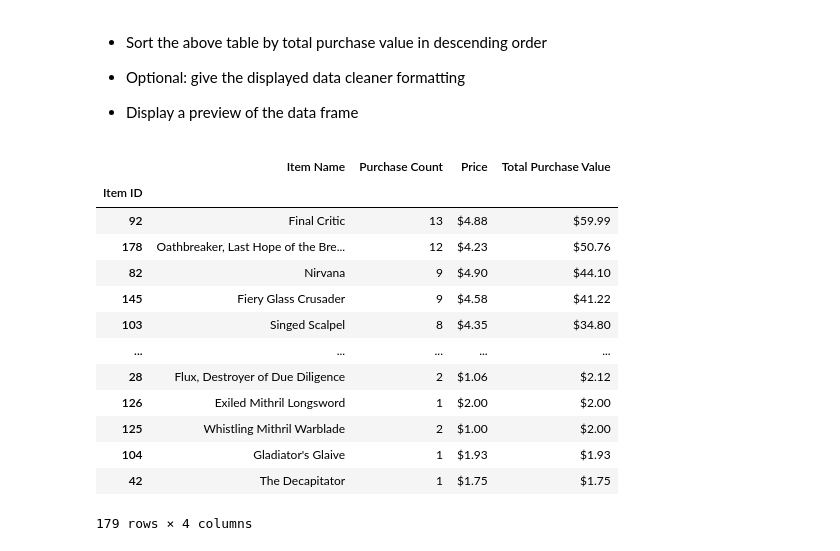
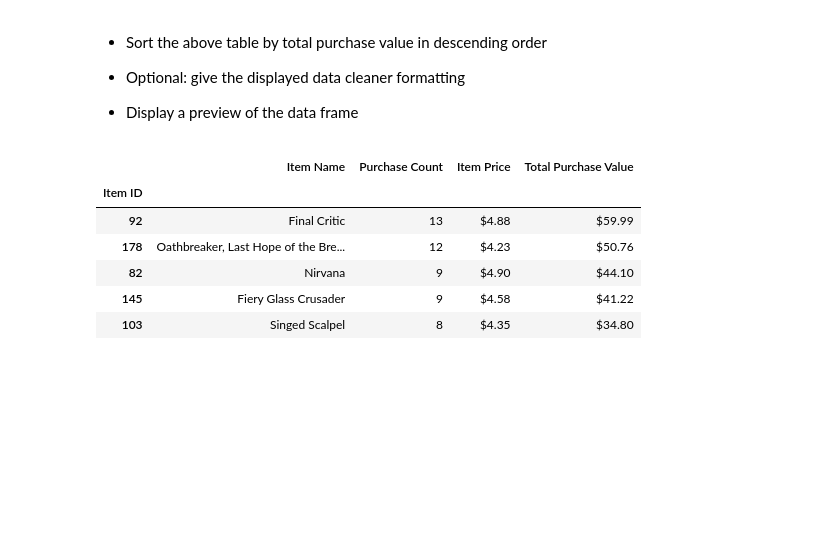
Before and after one commit to galciluz/Pandas-Challenge, a Jupyter notebook: HeroesOfPymoli/HeroesOfPymoli_starter.ipynb, the cells around one changed output. Cells and saved outputs as stored; diff of their text form; code cells hidden in the pictures; blank space fills up the shorter version.

```diff
--- a/HeroesOfPymoli/HeroesOfPymoli_starter.ipynb
+++ b/HeroesOfPymoli/HeroesOfPymoli_starter.ipynb
@@ -360,6 +354,7 @@ merge_most_popular_df = pd.merge(most_popular_df, items_df, on="Item ID",how="le
 merge_most_popular_df = merge_most_popular_df.set_index("Item ID")
 merge_most_popular_df= merge_most_popular_df[["Item Name", "Purchase Count","Price", "Total Purchase Value"]]
 merge_most_popular_df["Price"] = merge_most_popular_df["Price"].map("${:.2f}".format)
+merge_most_popular_df.rename(columns={'Price': 'Item Price'}, inplace=True)
 merge_most_popular_df= merge_most_popular_df.sort_values("Purchase Count", ascending=False)
-merge_most_popular_df
+merge_most_popular_df.head()
 # %% [output]
@@ -390,23 +378,16 @@ merge_most_popular_df
 # %%
 # To sort from highest to lowest.
 sort_totpurchase_df = merge_most_popular_df.sort_values("Total Purchase Value", ascending=False)
 sort_totpurchase_df["Total Purchase Value"] = sort_totpurchase_df["Total Purchase Value"].map("${:.2f}".format)
-sort_totpurchase_df
+sort_totpurchase_df.head()
 # %% [output]
-|  | Item Name | Purchase Count | Price | Total Purchase Value |
+|  | Item Name | Purchase Count | Item Price | Total Purchase Value |
 | Item ID |  |  |  |  |
 | 92 | Final Critic | 13 | $4.88 | $59.99 |
 | 178 | Oathbreaker, Last Hope of the Bre... | 12 | $4.23 | $50.76 |
 | 82 | Nirvana | 9 | $4.90 | $44.10 |
 | 145 | Fiery Glass Crusader | 9 | $4.58 | $41.22 |
 | 103 | Singed Scalpel | 8 | $4.35 | $34.80 |
-| ... | ... | ... | ... | ... |
-| 28 | Flux, Destroyer of Due Diligence | 2 | $1.06 | $2.12 |
-| 126 | Exiled Mithril Longsword | 1 | $2.00 | $2.00 |
-| 125 | Whistling Mithril Warblade | 2 | $1.00 | $2.00 |
-| 104 | Gladiator's Glaive | 1 | $1.93 | $1.93 |
-| 42 | The Decapitator | 1 | $1.75 | $1.75 |
-179 rows × 4 columns
 # %%
 sum_gender_df.to_csv("Output/gender_summary.csv", index=False)
 analysis_gender_df.to_csv("Output/gender_analysis.csv", index=False)
```
Also changed, not shown: parts of 10 cells of this notebook, 7 other files.
